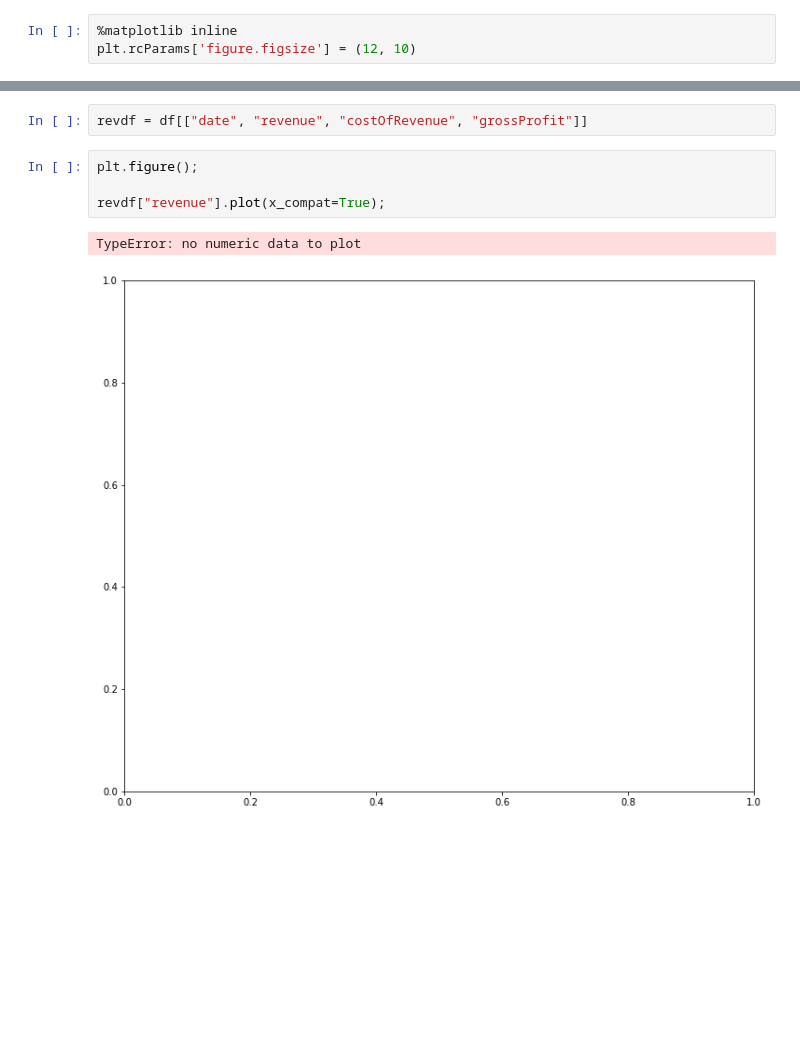
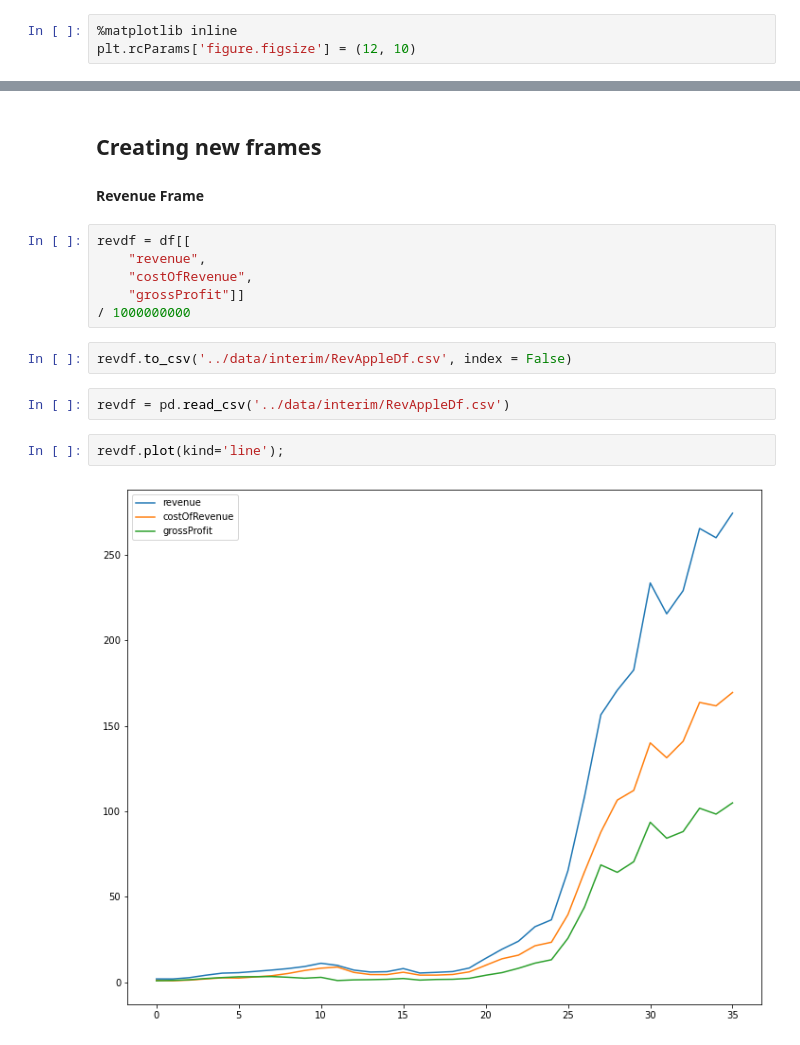
Before and after one commit to joseluistello/Regression-Analysis-Apple-Data, a Jupyter notebook: notebooks/Analysis.ipynb, the cells around one changed output, grey strips where cells are left out. Saved outputs shown, nothing was run; the diff lists cells and outputs as text; blank space fills up the shorter version.

```diff
--- a/notebooks/Analysis.ipynb
+++ b/notebooks/Analysis.ipynb
@@ -77,9 +65,18 @@ Metrics that I need to analyze.
+# %% [markdown]
+## Creating new frames
+
+#### Revenue Frame
 # %%
-revdf = df[["date", "revenue", "costOfRevenue", "grossProfit"]]
+revdf = df[[
+    "revenue",
+    "costOfRevenue",
+    "grossProfit"]]
+/ 1000000000
-# %%
-plt.figure();
-
-revdf["revenue"].plot(x_compat=True);
-# %% [output]
-TypeError: no numeric data to plot
-[figure, removed]
+# %%
+revdf.to_csv('../data/interim/RevAppleDf.csv', index = False)
+# %%
+revdf = pd.read_csv('../data/interim/RevAppleDf.csv')
+# %%
+revdf.plot(kind='line');
+# %% [output]
+[figure, added]
```
Also changed, not shown: parts of 13 cells of this notebook.
